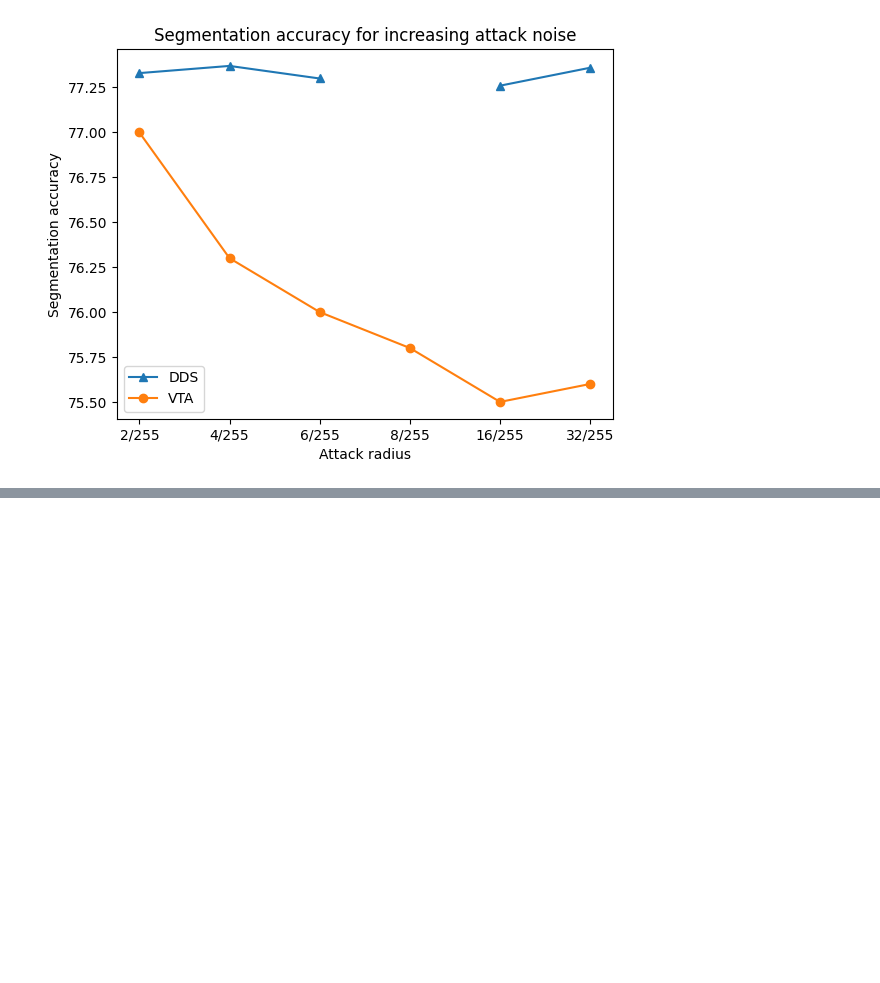
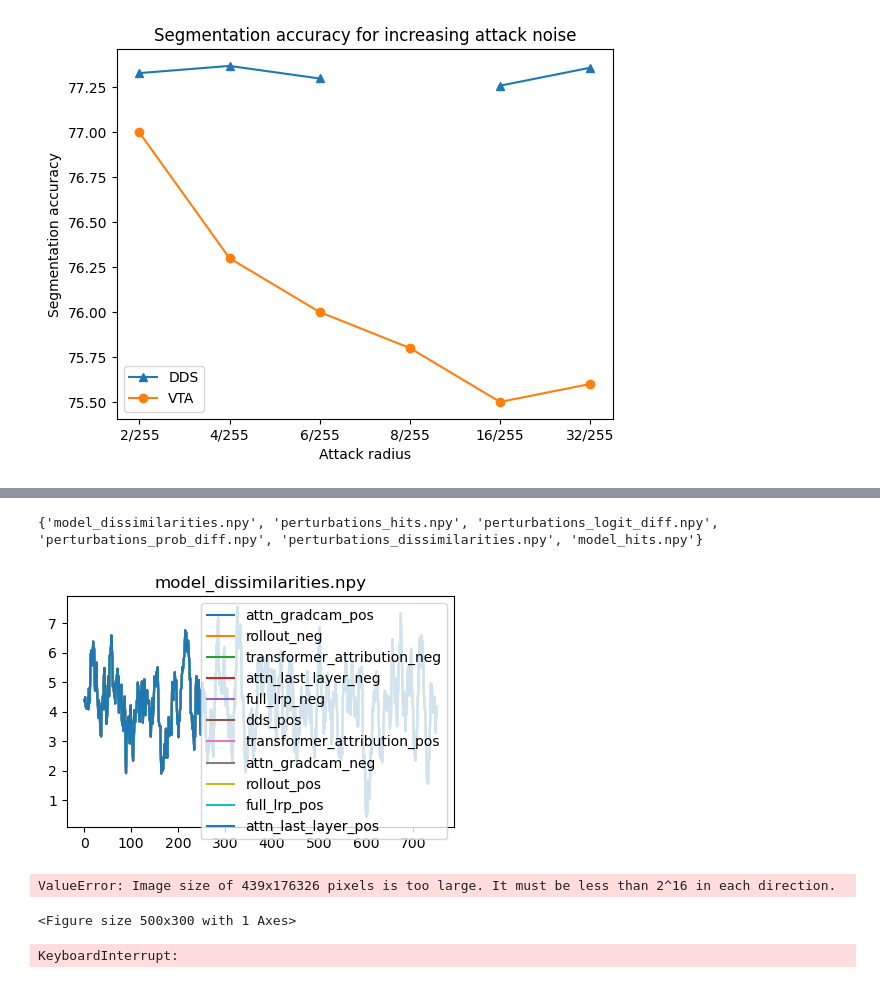
Before and after one commit to aerdelez/re-fvit, a Jupyter notebook: graphs.ipynb, the cells around one changed output, grey strips where cells are left out. Cells and saved outputs as stored; diff of their text form; code cells hidden in the pictures; blank space fills up the shorter version.

Commit message:
Initial attempt at plotting

```diff
--- a/graphs.ipynb
+++ b/graphs.ipynb
@@ -17,0 +39,42 @@ plt.show()
+# %%
+sub_path_prefix = 'top/not_ablation/experiment_0'
+all_files = {}
+for directory in all_directories:
+    subpath = os.path.join(path, directory, sub_path_prefix)
+    directory_files_content = {}
+    for file in os.listdir(subpath):
+        file_path = os.path.join(subpath, file)
+        if file[-3:] == 'npy':
+            directory_files_content[file] = np.load(file_path)
+        all_files[directory] = directory_files_content
+# %%
+unique_filenames = set()
+for directory in all_files:
+    for file in all_files[directory]:
+        unique_filenames.add(file)
+print(unique_filenames)
+# %% [output]
+{'model_dissimilarities.npy', 'perturbations_hits.npy', 'perturbations_logit_diff.npy', 'perturbations_prob_diff.npy', 'perturbations_dissimilarities.npy', 'model_hits.npy'}
+# %%
+for u_name in unique_filenames:
+    # line plot of all files, labeled by the directory name
+    fig, ax = plt.subplots()
+    plt.title(u_name)
+    # set image size
+    fig.set_size_inches(5, 3)
+    # plt.xlabel("Epoch")
+    # plt.ylabel("Value")
+    for directory in all_files:
+        if u_name in all_files[directory]:
+            # smooth plot
+            data = all_files[directory][u_name]
+            if len(data) > 10:
+                data = np.convolve(data, np.ones(10)/10, mode='valid')
+            ax.plot(data, label=directory)
+    plt.legend()
+    plt.show()
+# %% [output]
+[figure, added]
+ValueError: Image size of 439x176326 pixels is too large. It must be less than 2^16 in each direction.
+<Figure size 500x300 with 1 Axes>
+KeyboardInterrupt:
```
Also changed, not shown: parts of 4 cells of this notebook.
